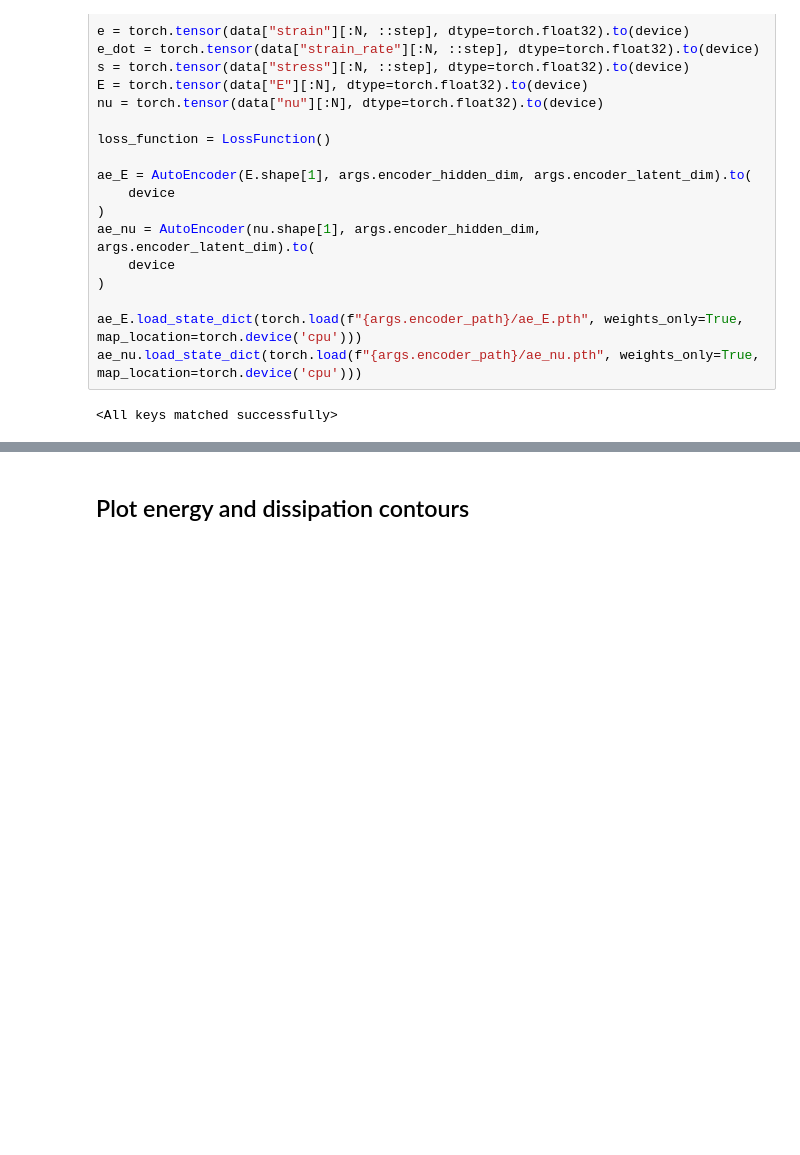
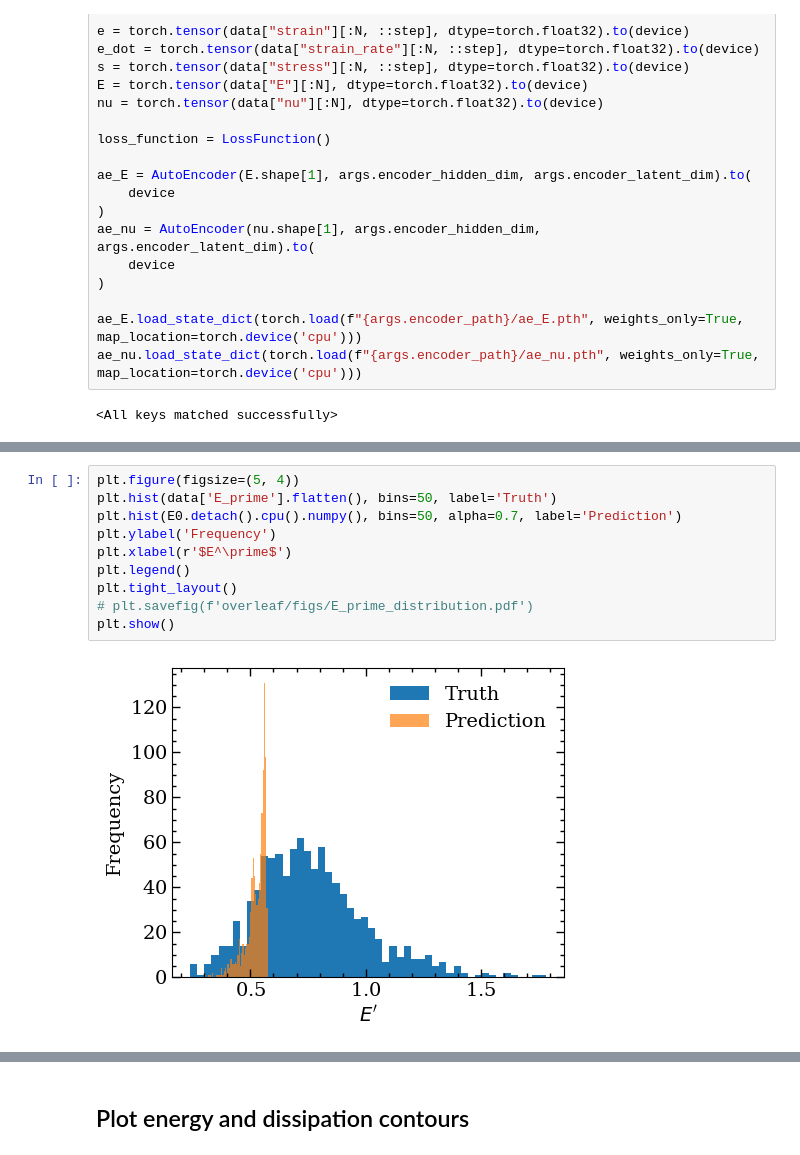
Before and after one commit to m-raj/microstructure-dependent-material-model, a Jupyter notebook: post_processing.ipynb, the cells around one changed output, grey strips where cells are left out. Drawn from its saved outputs; the diff is of its cells as text; blank space fills up the shorter version.

```diff
--- a/post_processing.ipynb
+++ b/post_processing.ipynb
@@ -40,0 +70,12 @@ ae_nu.load_state_dict(torch.load(f"{args.encoder_path}/ae_nu.pth", weights_only=
+# %%
+plt.figure(figsize=(5, 4))
+plt.hist(data['E_prime'].flatten(), bins=50, label='Truth')
+plt.hist(E0.detach().cpu().numpy(), bins=50, alpha=0.7, label='Prediction')
+plt.ylabel('Frequency')
+plt.xlabel(r'$E^\prime$')
+plt.legend()
+plt.tight_layout()
+# plt.savefig(f'overleaf/figs/E_prime_distribution.pdf')
+plt.show()
+# %% [output]
+[figure, added]
```
Also changed, not shown: parts of 19 cells of this notebook, 3 other files.
